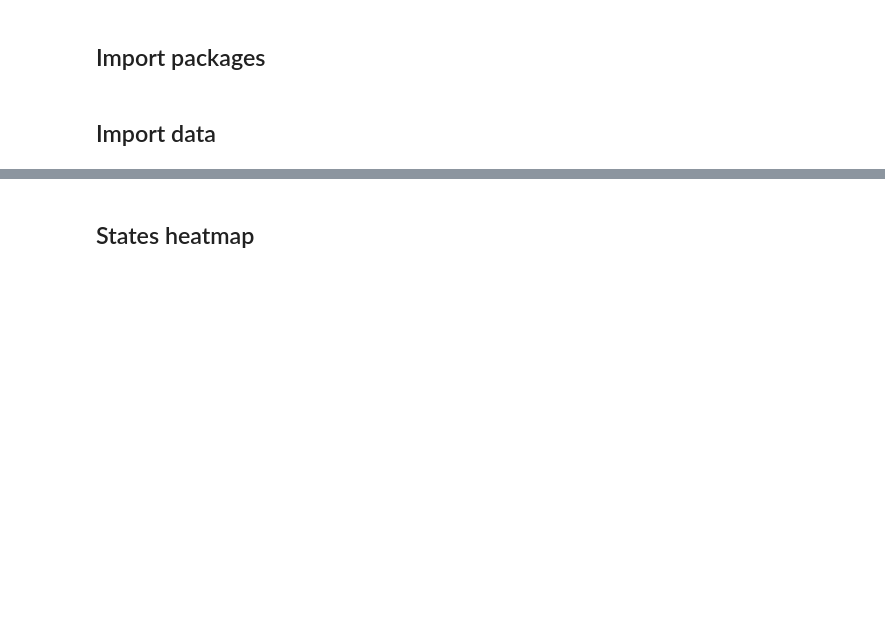
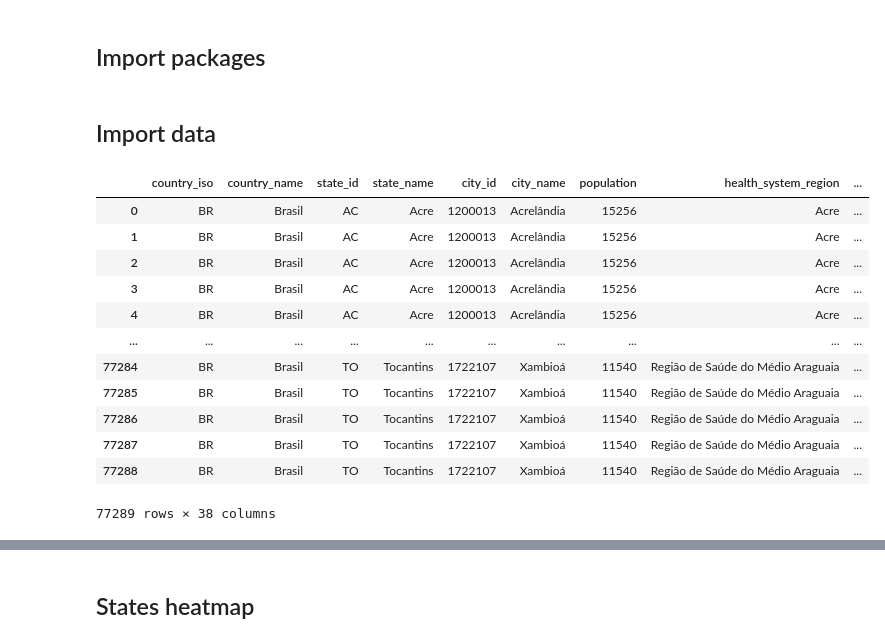
Before and after one commit to ImpulsoGov/farolcovid, a Jupyter notebook: analysis/viz_deaths_heatmap.ipynb, the cells around one changed output, grey strips where cells are left out. Cells and saved outputs as stored; diff of their text form; code cells hidden in the pictures; blank space fills up the shorter version.

```diff
--- a/analysis/viz_deaths_heatmap.ipynb
+++ b/analysis/viz_deaths_heatmap.ipynb
@@ -56,4 +56,22 @@ cf.colors.reset_scales()
 cf.themes.THEMES['custom'] = yaml.load(open(THEMES_PATH / 'cufflinks_template.yaml', 'r'))
 # %% [markdown]
 ## Import data
+# %%
+df = pd.read_csv('http://localhost:7000/v1/raw/csv')
+df['last_updated'] = pd.to_datetime(df['last_updated'])
+df
+# %% [output]
+|  | country_iso | country_name | state_id | state_name | city_id | city_name | population | health_system_region | ... |
+| 0 | BR | Brasil | AC | Acre | 1200013 | Acrelândia | 15256 | Acre | ... |
+| 1 | BR | Brasil | AC | Acre | 1200013 | Acrelândia | 15256 | Acre | ... |
+| 2 | BR | Brasil | AC | Acre | 1200013 | Acrelândia | 15256 | Acre | ... |
+| 3 | BR | Brasil | AC | Acre | 1200013 | Acrelândia | 15256 | Acre | ... |
+| 4 | BR | Brasil | AC | Acre | 1200013 | Acrelândia | 15256 | Acre | ... |
+| ... | ... | ... | ... | ... | ... | ... | ... | ... | ... |
+| 77284 | BR | Brasil | TO | Tocantins | 1722107 | Xambioá | 11540 | Região de Saúde do Médio Araguaia | ... |
+| 77285 | BR | Brasil | TO | Tocantins | 1722107 | Xambioá | 11540 | Região de Saúde do Médio Araguaia | ... |
+| 77286 | BR | Brasil | TO | Tocantins | 1722107 | Xambioá | 11540 | Região de Saúde do Médio Araguaia | ... |
+| 77287 | BR | Brasil | TO | Tocantins | 1722107 | Xambioá | 11540 | Região de Saúde do Médio Araguaia | ... |
+| 77288 | BR | Brasil | TO | Tocantins | 1722107 | Xambioá | 11540 | Região de Saúde do Médio Araguaia | ... |
+77289 rows × 38 columns
 # %%
```
Also changed, not shown: parts of 10 cells of this notebook, 1 other file.
